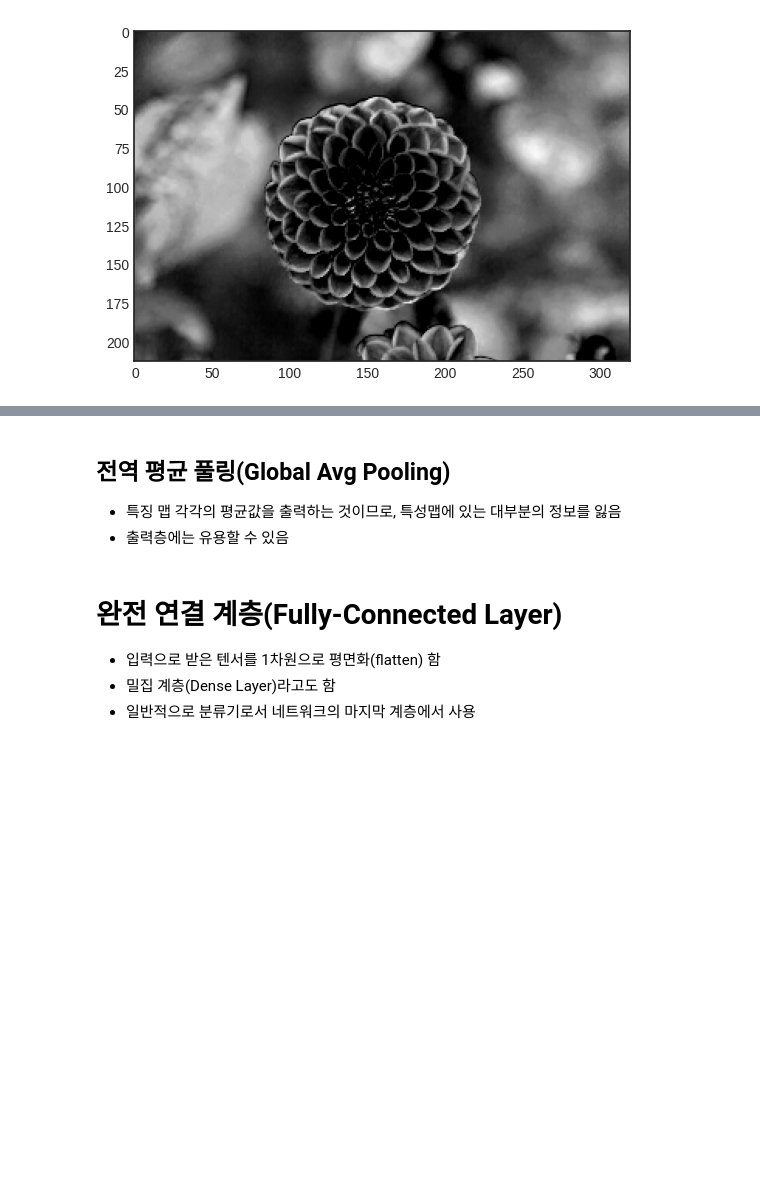
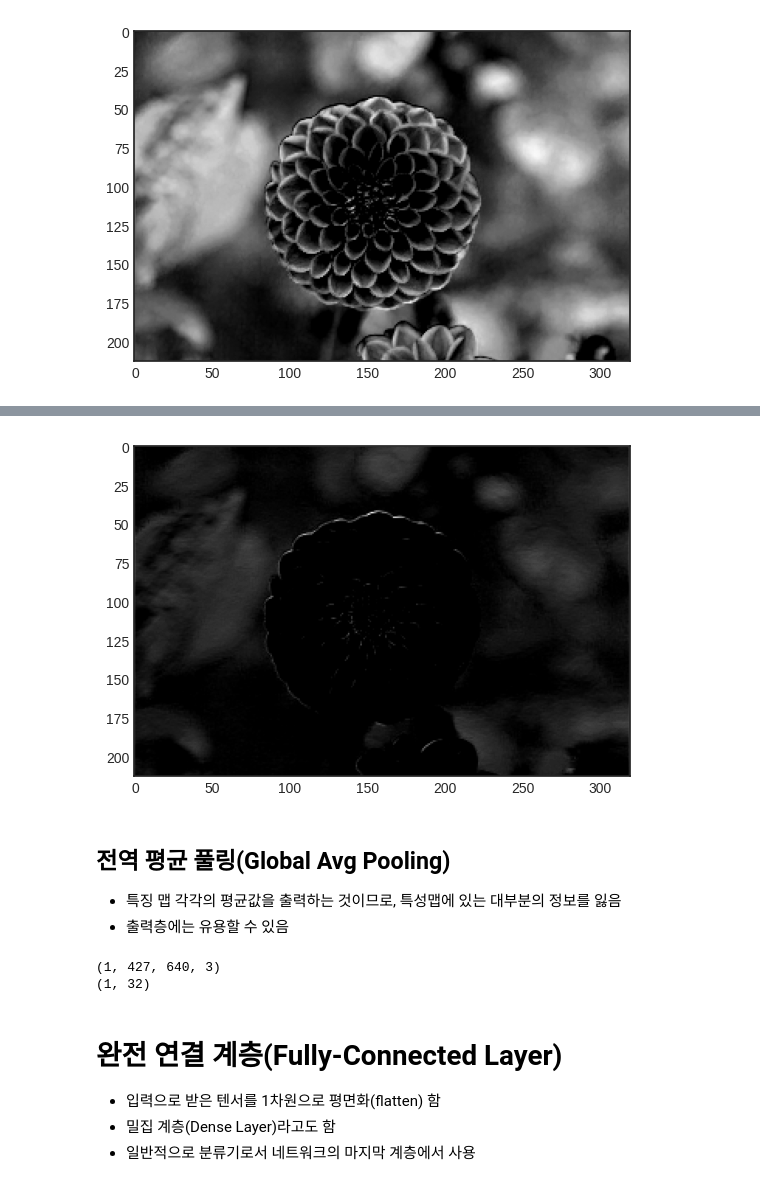
Before and after one commit to jx-dohwan/Computer_Vision_Study, a Jupyter notebook: 컨볼루션_신경망_한번에_끝내기.ipynb, the cells around one changed output, grey strips where cells are left out. Cells and saved outputs as stored; diff of their text form; code cells hidden in the pictures; blank space fills up the shorter version.

```diff
--- a/컨볼루션_신경망_한번에_끝내기.ipynb
+++ b/컨볼루션_신경망_한번에_끝내기.ipynb
@@ -197,3 +213,8 @@ plt.show()
+# %%
+plt.imshow(output[0,:,:,8],cmap='gray')
+plt.show()
+# %% [output]
+[figure, added]
 # %% [markdown]
 ## 전역 평균 풀링(Global Avg Pooling)
 
@@ -202,3 +225,12 @@ plt.show()
+# %%
+print(flower.shape)
+
+output = Conv2D(filters=32, kernel_size=3, strides=1, padding='same', activation='relu')(flower)
+output = GlobalAvgPool2D()(output)
+print(output.shape)
+# %% [output]
+(1, 427, 640, 3)
+(1, 32)
 # %% [markdown]
 # 완전 연결 계층(Fully-Connected Layer)
 
```
Also changed, not shown: parts of 4 cells of this notebook.
